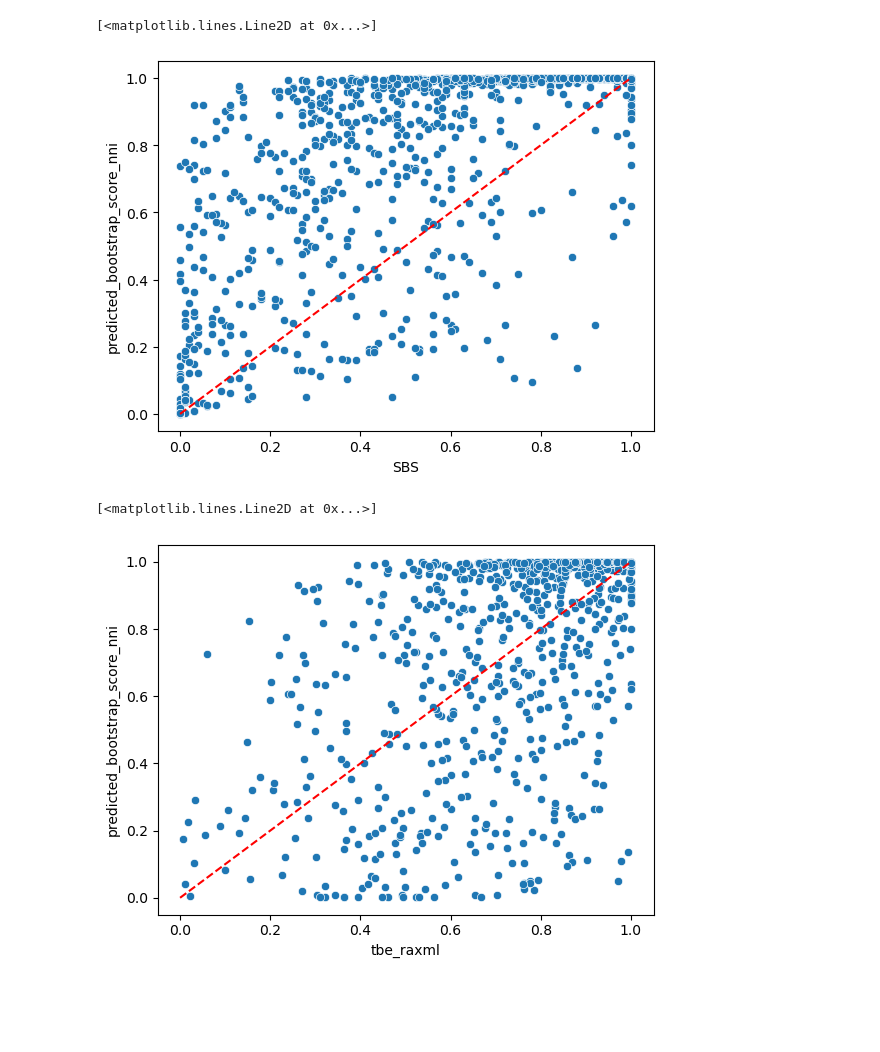
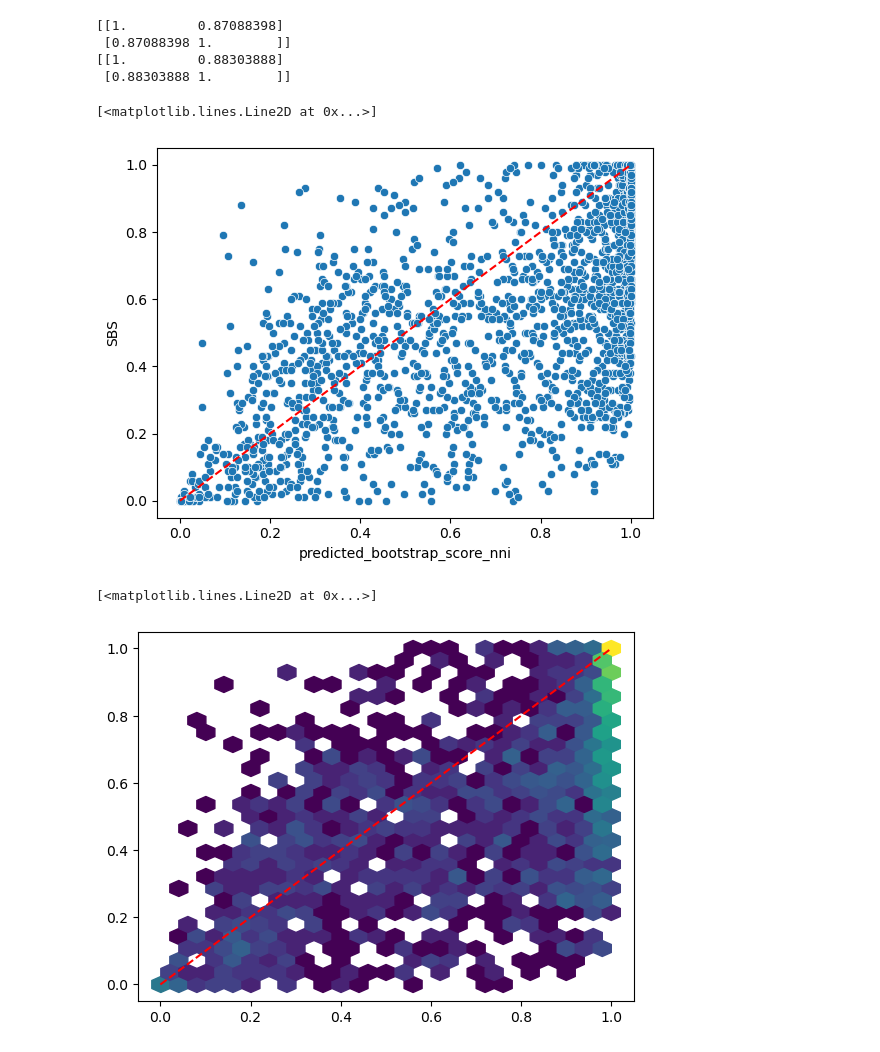
Before and after one commit to noaeker/bootstrap_repo, a Jupyter notebook: python notebooks/real_data_analysis.ipynb, the cells around one changed output. Cells and saved outputs as stored; diff of their text form; code cells hidden in the pictures; blank space fills up the shorter version.

```diff
--- a/python notebooks/real_data_analysis.ipynb
+++ b/python notebooks/real_data_analysis.ipynb
@@ -47,14 +56,29 @@ print(np.mean(iqtree_real_data['predicted_bootstrap_score_no_nni']))
+# %%
+print(np.corrcoef(iqtree_real_data['aLRT_iqtree'],iqtree_real_data['predicted_bootstrap_score_nni']))
+print(np.corrcoef(iqtree_real_data['aBayes_iqtree'],iqtree_real_data['predicted_bootstrap_score_nni']))
+# %% [output]
+[[1.         0.87088398]
+ [0.87088398 1.        ]]
+[[1.         0.88303888]
+ [0.88303888 1.        ]]
 # %%
 raxml_real_data['SBS'] = raxml_real_data['bootstrap_support']/100
-sns.scatterplot(y='predicted_bootstrap_score_nni', x='SBS', data = raxml_real_data)
+sns.scatterplot(x='predicted_bootstrap_score_nni', y='SBS', data = raxml_real_data)
 plt.plot([0, 1], [0, 1], color='red', linestyle='--', label='y = x')
 # %% [output]
 [<matplotlib.lines.Line2D at 0x...>]
-[figure, old version]
+[figure, new version]
 # %%
 #raxml_real_data['TBE'] = raxml_real_data['tbe_raxml']/100
-sns.scatterplot(y='predicted_bootstrap_score_nni', x='tbe_raxml', data = raxml_real_data)
+
+plt.hexbin(raxml_real_data['predicted_bootstrap_score_nni'], raxml_real_data['bootstrap_support']/100, gridsize=25, cmap='viridis', bins='log')
+
+#plt.scatter(, alpha = 0.3)
 plt.plot([0, 1], [0, 1], color='red', linestyle='--', label='y = x')
+
+
+#sns.scatterplot(x='predicted_bootstrap_score_nni', y='tbe_raxml', data = raxml_real_data)
+#plt.plot([0, 1], [0, 1], color='red', linestyle='--', label='y = x')
 # %% [output]
 [<matplotlib.lines.Line2D at 0x...>]
-[figure, old version]
+[figure, new version]
```
Also changed, not shown: parts of 13 cells of this notebook, 10 other files.
